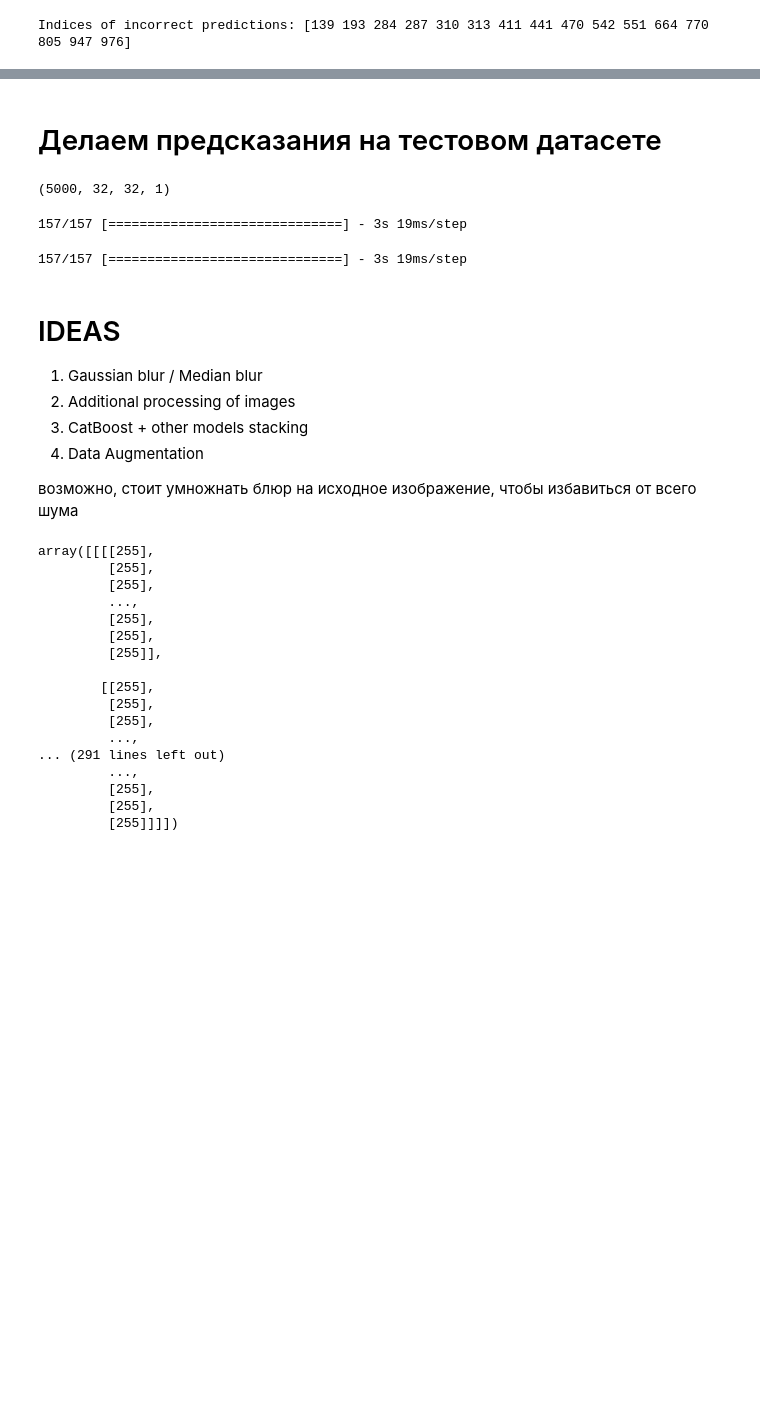
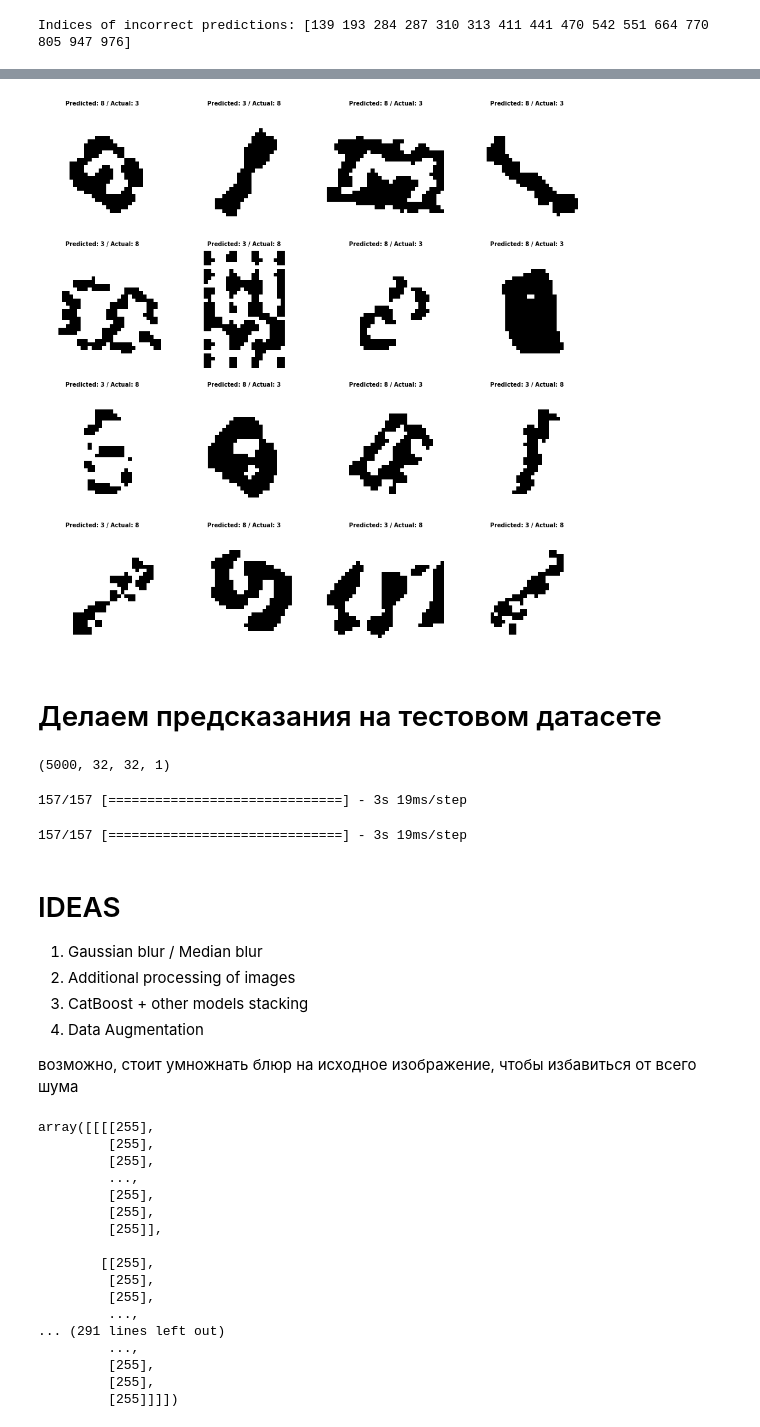
Before and after one commit to fpetrov/Summer-Data-Science-School, a Jupyter notebook: stacking_approach.ipynb, the cells around one changed output, grey strips where cells are left out. Saved outputs shown, nothing was run; the diff lists cells and outputs as text; code cells hidden in the pictures; blank space fills up the shorter version.

```diff
--- a/stacking_approach.ipynb
+++ b/stacking_approach.ipynb
@@ -48,6 +48,28 @@ def draw_images(images_bytes: np.ndarray,
 
     # plt.tight_layout(pad=0)
     plt.show()
+
+def draw_images_by_index(images_bytes: np.ndarray,
+                         indexes: np.ndarray = None,
+                         width: int = 32,
+                         labels: list[str] = None,
+                         actual_labels: list[str] = None) -> None:
+    fig = plt.figure(figsize=(12, 12))
+    count = indexes.shape[0]
+
+    for i, index in enumerate(indexes):
+        ax = plt.subplot(int(count ** 0.5), int(count ** 0.5), i + 1)
+
+        ax.imshow(images_bytes[index].reshape(width, width).astype('float'), cmap='gray')
+
+        if labels is not None:
+            plt.title(f'Predicted: {labels[index]} / Actual: {actual_labels[index]}', fontsize=7, fontweight='bold')
+
+        ax.axis('off')
+        plt.xticks([]), plt.yticks([])
+
+    # plt.tight_layout(pad=0)
+    plt.show()
 # %%
 draw_images(images_bytes=images,
             count=count,
@@ -417,6 +439,7 @@ y_pred = best_model.predict(X_test)
 
 # Конвертируем вероятности в классы
 y_pred = np.where(y_pred >= 0.5, 1, 0).flatten()
+y_pred_labels = np.where(y_pred == 1, '3', '8')
 y_true = y_test
 
 print(accuracy_score(y_true, y_pred))
@@ -429,6 +452,7 @@ print(accuracy_score(y_true, y_pred))
 0.984
 # %%
 incorrect_indices = np.where(y_pred != y_true)[0]
+y_test_labels = np.where(y_test == 1, '3', '8')
 print(f'Indices of incorrect predictions: {incorrect_indices}')
 # %% [output]
 Indices of incorrect predictions: [139 193 284 287 310 313 411 441 470 542 551 664 770 805 947 976]
@@ -435,3 +479,13 @@ Indices of incorrect predictions: [139 193 284 287 310 313 411 441 470 542 551 6
+# %%
+# Нарисуем картинки, где модель ошиблась
+
+draw_images_by_index(images_bytes=X_test,
+                     width=width,
+                     indexes=incorrect_indices.flatten(),
+                     labels=y_pred_labels,
+                     actual_labels=y_test_labels)
+# %% [output]
+[figure, added]
 # %% [markdown]
 # Делаем предсказания на тестовом датасете
 # %%
```
Also changed, not shown: parts of 2 cells of this notebook.
